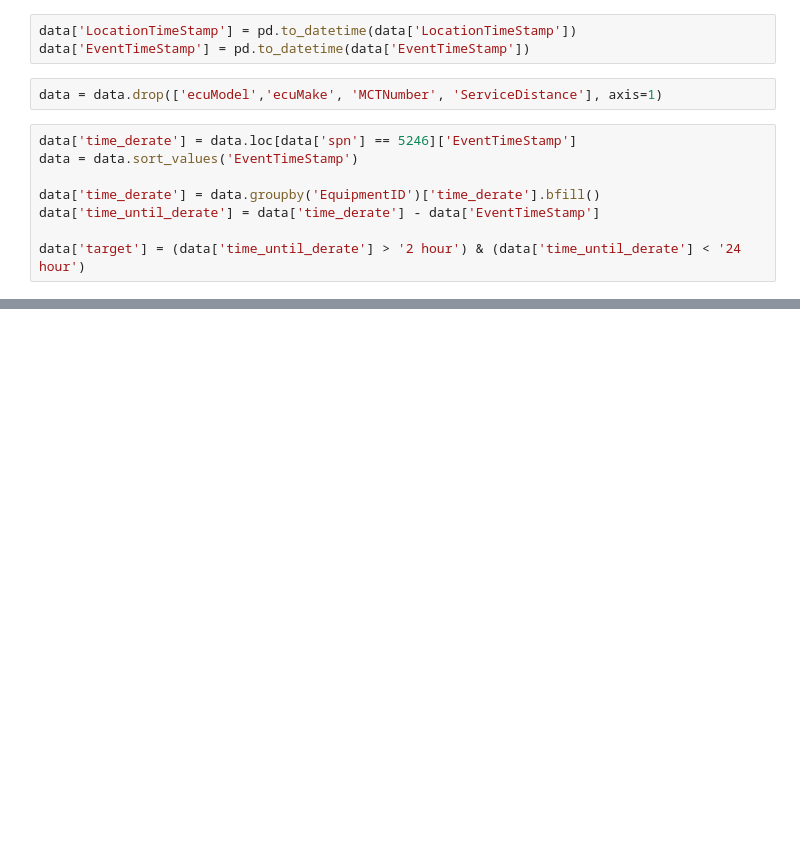
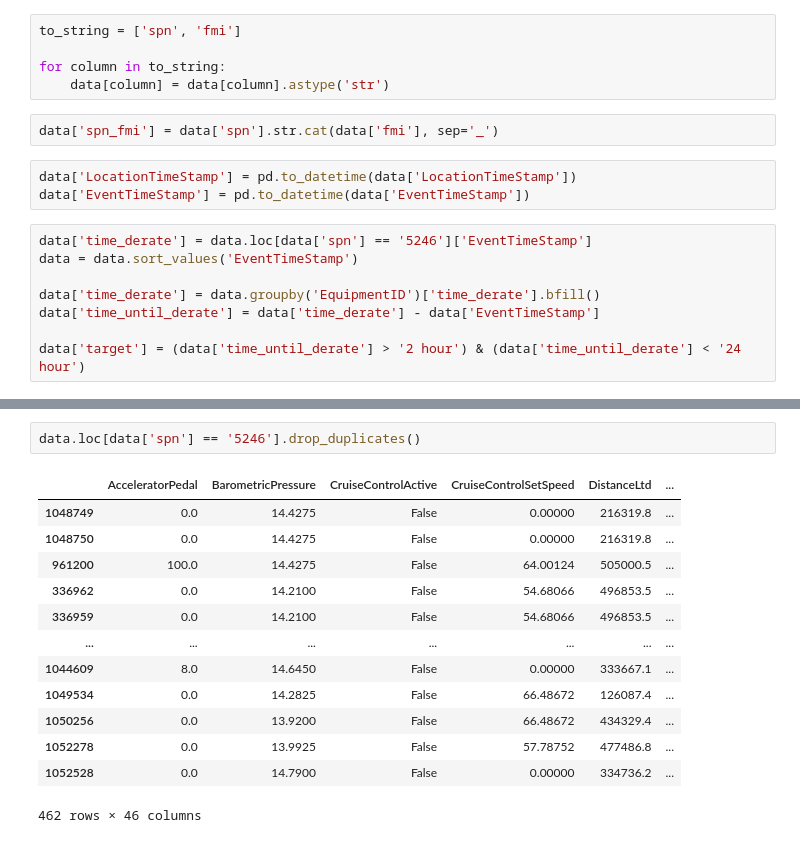
Before and after one commit to nss-data-science-cohort-8/nss-data-science-cohort-8-classroom-big-g-big-g, a Jupyter notebook: notebooks/big_rigs_data_clean.ipynb, the cells around one changed output, grey strips where cells are left out. Drawn from its saved outputs; the diff is of its cells as text; blank space fills up the shorter version.

Commit message:
Final cleaned data. 05/13.

```diff
--- a/notebooks/big_rigs_data_clean.ipynb
+++ b/notebooks/big_rigs_data_clean.ipynb
@@ -63,10 +101,15 @@ for column in columns_to_change:
+# %%
+to_string = ['spn', 'fmi']
+
+for column in to_string:
+    data[column] = data[column].astype('str')
+# %%
+data['spn_fmi'] = data['spn'].str.cat(data['fmi'], sep='_')
 # %%
 data['LocationTimeStamp'] = pd.to_datetime(data['LocationTimeStamp'])
 data['EventTimeStamp'] = pd.to_datetime(data['EventTimeStamp'])
-# %%
-data = data.drop(['ecuModel','ecuMake', 'MCTNumber', 'ServiceDistance'], axis=1)
 # %%
-data['time_derate'] = data.loc[data['spn'] == 5246]['EventTimeStamp']
+data['time_derate'] = data.loc[data['spn'] == '5246']['EventTimeStamp']
 data = data.sort_values('EventTimeStamp')
 
 data['time_derate'] = data.groupby('EquipmentID')['time_derate'].bfill()
@@ -75,0 +139,16 @@ data['target'] = (data['time_until_derate'] > '2 hour') & (data['time_until_dera
+# %%
+data.loc[data['spn'] == '5246'].drop_duplicates()
+# %% [output]
+|  | AcceleratorPedal | BarometricPressure | CruiseControlActive | CruiseControlSetSpeed | DistanceLtd | ... |
+| 1048749 | 0.0 | 14.4275 | False | 0.00000 | 216319.8 | ... |
+| 1048750 | 0.0 | 14.4275 | False | 0.00000 | 216319.8 | ... |
+| 961200 | 100.0 | 14.4275 | False | 64.00124 | 505000.5 | ... |
+| 336962 | 0.0 | 14.2100 | False | 54.68066 | 496853.5 | ... |
+| 336959 | 0.0 | 14.2100 | False | 54.68066 | 496853.5 | ... |
+| ... | ... | ... | ... | ... | ... | ... |
+| 1044609 | 8.0 | 14.6450 | False | 0.00000 | 333667.1 | ... |
+| 1049534 | 0.0 | 14.2825 | False | 66.48672 | 126087.4 | ... |
+| 1050256 | 0.0 | 13.9200 | False | 66.48672 | 434329.4 | ... |
+| 1052278 | 0.0 | 13.9925 | False | 57.78752 | 477486.8 | ... |
+| 1052528 | 0.0 | 14.7900 | False | 0.00000 | 334736.2 | ... |
+462 rows × 46 columns
```
Also changed, not shown: parts of 15 cells of this notebook.
